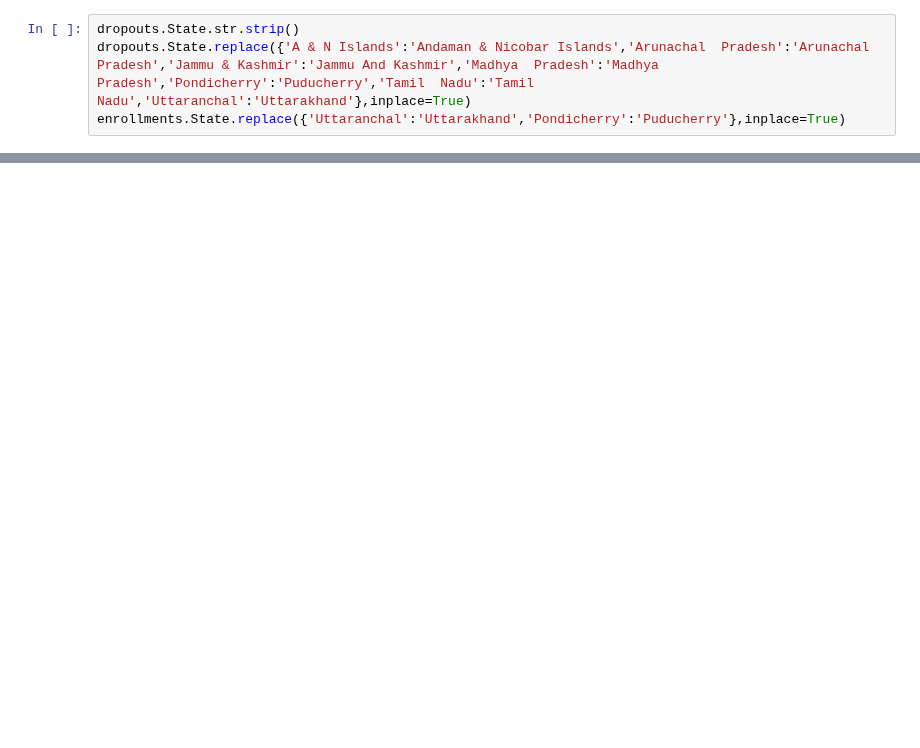
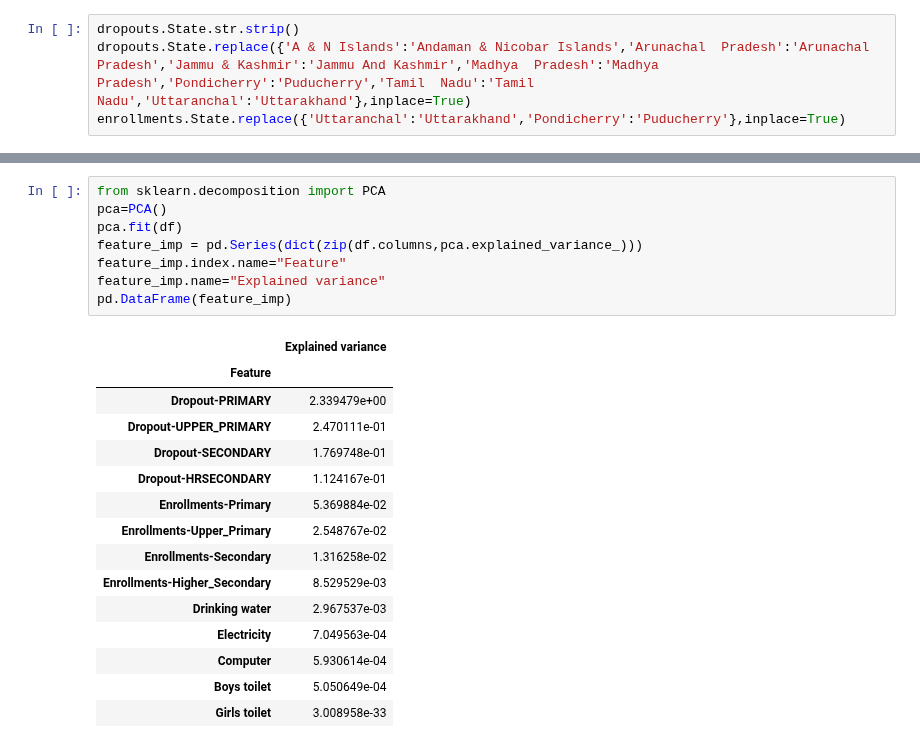
Before and after one commit to AnupamMisra/Data-science-projects, a Jupyter notebook: Education/notebooks/analysis.ipynb, the cells around one changed output, grey strips where cells are left out. Cells and saved outputs as stored; diff of their text form; blank space fills up the shorter version.

```diff
--- a/Education/notebooks/analysis.ipynb
+++ b/Education/notebooks/analysis.ipynb
@@ -64,0 +69,24 @@ dataset
+# %%
+from sklearn.decomposition import PCA
+pca=PCA()
+pca.fit(df)
+feature_imp = pd.Series(dict(zip(df.columns,pca.explained_variance_)))
+feature_imp.index.name="Feature"
+feature_imp.name="Explained variance"
+pd.DataFrame(feature_imp)
+# %% [output]
+|  | Explained variance |
+| Feature |  |
+| Dropout-PRIMARY | 2.339479e+00 |
+| Dropout-UPPER_PRIMARY | 2.470111e-01 |
+| Dropout-SECONDARY | 1.769748e-01 |
+| Dropout-HRSECONDARY | 1.124167e-01 |
+| Enrollments-Primary | 5.369884e-02 |
+| Enrollments-Upper_Primary | 2.548767e-02 |
+| Enrollments-Secondary | 1.316258e-02 |
+| Enrollments-Higher_Secondary | 8.529529e-03 |
+| Drinking water | 2.967537e-03 |
+| Electricity | 7.049563e-04 |
+| Computer | 5.930614e-04 |
+| Boys toilet | 5.050649e-04 |
+| Girls toilet | 3.008958e-33 |
```
Also changed, not shown: parts of 15 cells of this notebook, 15 other files.
